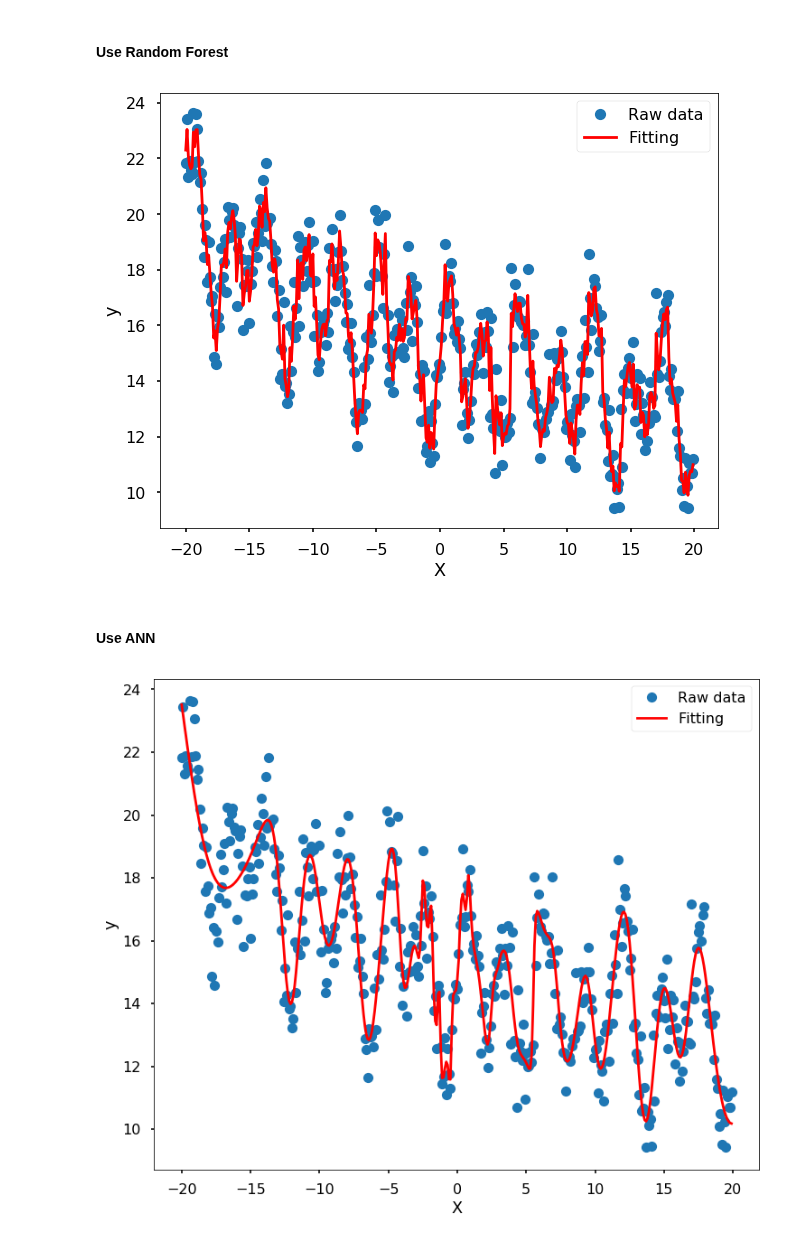
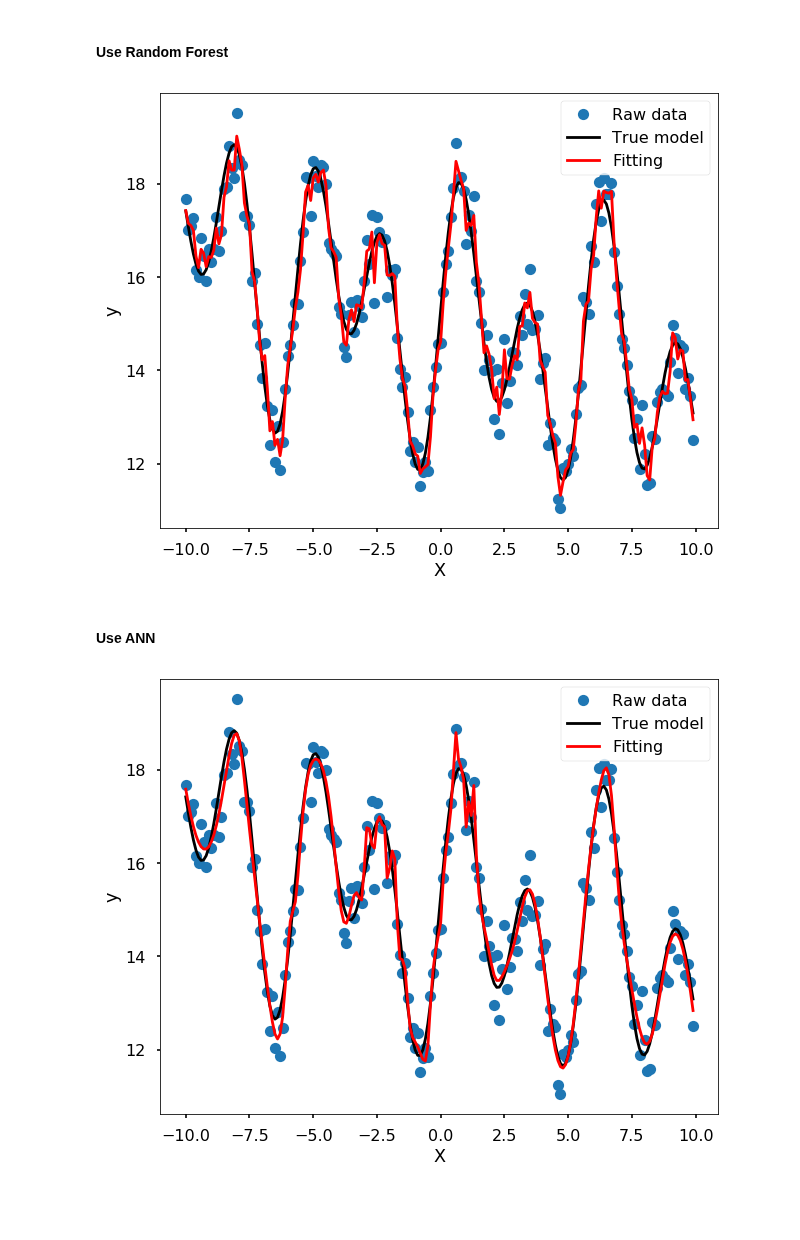
Before and after one commit to qingkaikong/blog, a Jupyter notebook: 2018_18_Curve_fitting/Curve_fitting.ipynb, the cells around one changed output. Cells and saved outputs as stored; diff of their text form; code cells hidden in the pictures; blank space fills up the shorter version.

```diff
--- a/2018_18_Curve_fitting/Curve_fitting.ipynb
+++ b/2018_18_Curve_fitting/Curve_fitting.ipynb
@@ -63,13 +63,15 @@ For a more complicated case that we can not easily guess the form of the functio
 # %%
 from scipy.interpolate import UnivariateSpline
 # %%
-x = np.arange(-20, 20, 0.1)
+np.random.seed(42)
+
+x = np.arange(-10, 10, 0.1)
 
 # true data generated by this function
 y = 3 * np.exp(-0.05*x) + 12 + 1.4 * np.sin(1.2*x) + 2.1 * np.sin(-2.2*x + 3)
 
 # adding noise to the true data
-y_noise = y + np.random.normal(0, 1, size = len(y))
+y_noise = y + np.random.normal(0, 0.5, size = len(y))
 # %%
 plt.figure(figsize = (10, 8))
 plt.plot(x, y_noise, 'o', label = 'Raw data generated')
@@ -107,30 +109,32 @@ from sklearn.ensemble import RandomForestRegressor
 from sklearn.metrics import mean_squared_error
 # %%
 # fit the model and get the estimation for each data points
-yfit = RandomForestRegressor(100, random_state=42).fit(x[:, None], y).predict(x[:, None])
+yfit = RandomForestRegressor(50, random_state=42).fit(x[:, None], y_noise).predict(x[:, None])
 
 plt.figure(figsize = (10,8))
-plt.plot(x, y, 'o', label = 'Raw data')
+plt.plot(x, y_noise, 'o', label = 'Raw data')
+plt.plot(x, y, 'k', label = 'True model')
 plt.plot(x, yfit, '-r', label = 'Fitting', zorder = 10)
 plt.legend()
 plt.xlabel('X')
 plt.ylabel('y')
 
 plt.show()
 # %% [output]
-[figure, old version]
+[figure, new version]
 # %% [markdown]
 #### Use ANN
 # %%
 from sklearn.neural_network import MLPRegressor
 # %%
-mlp = MLPRegressor(hidden_layer_sizes=(200,200,200), max_iter = 10000, solver='lbfgs', \
+mlp = MLPRegressor(hidden_layer_sizes=(100,100,100), max_iter = 5000, solver='lbfgs', \
                    alpha=0.01, activation = 'tanh', random_state = 8)
 
-yfit = mlp.fit(x[:, None], y).predict(x[:, None])
+yfit = mlp.fit(x[:, None], y_noise).predict(x[:, None])
 
-plt.figure(figsize = (12,10))
-plt.plot(x, y, 'o', label = 'Raw data')
+plt.figure(figsize = (10,8))
+plt.plot(x, y_noise, 'o', label = 'Raw data')
+plt.plot(x, y, 'k', label = 'True model')
 plt.plot(x, yfit, '-r', label = 'Fitting', zorder = 10)
 plt.legend()
 
@@ -139,4 +143,4 @@ plt.ylabel('y')
 
 plt.show()
 # %% [output]
-[figure, old version]
+[figure, new version]
```
Also changed, not shown: parts of 3 cells of this notebook.
